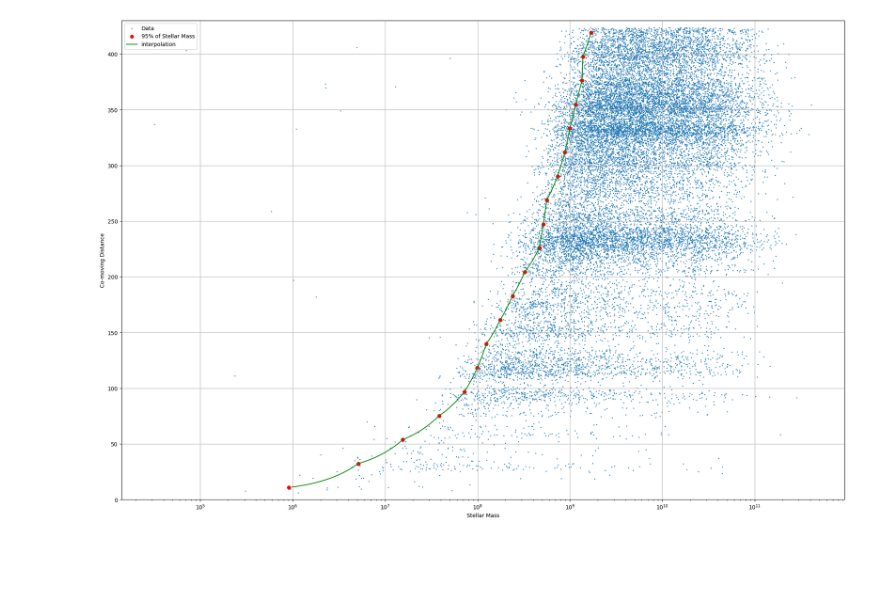
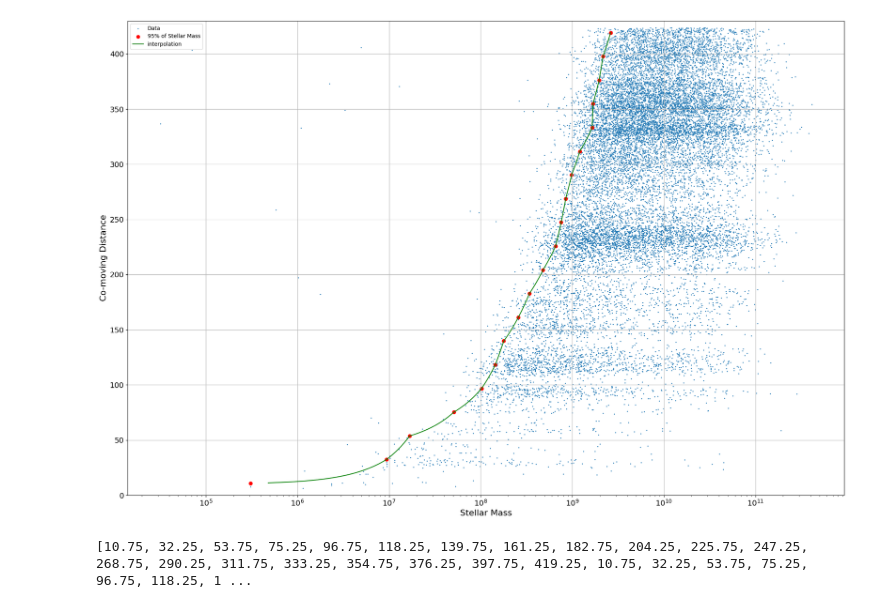
Before and after one commit to Safiye-Teymourzadeh/driver, a Jupyter notebook: driverfig11_ishalafinal.ipynb, the cells around one changed output. Cells and saved outputs as stored; diff of their text form; code cells hidden in the pictures; blank space fills up the shorter version.

```diff
--- a/driverfig11_ishalafinal.ipynb
+++ b/driverfig11_ishalafinal.ipynb
@@ -22,7 +18,7 @@ the file is open, and it has 370116 number of objects
 # %%
 nside=4096
 z_max = 0.1 # ~430 Mpc
-DEX = 0.25
+DEX = 0.25  # width of the mass bins
 MASS_BINS = 10**np.arange(5,12.25,DEX)
 HUBBLE_CST = 0.7
 
@@ -40,6 +36,7 @@ GKV_MASKS = (
     (gkvInputCatv02_raw['uberclass'] == 1) &
     (gkvInputCatv02_raw['flux_rt'] > 10**-4.3) &
     (~gkvInputCatv02_raw['duplicate']) &
+
     (~gkvInputCatv02_raw['mask']) &
     (~gkvInputCatv02_raw['starmask'])
 )
@@ -63,7 +60,7 @@ MASS_HISTOGRAM_MASKS = (
          (SM_cat_raw['SC'] > 7) &
          (SM_cat_raw['mstar'] > 0) &
          (SM_cat_raw['Z'] < z_max) &
-         (SM_cat_raw['flux_rt'] > 10**(-4.3))
+         (SM_cat_raw['flux_rt'] > 3631*10**(0.4*-19))
 )
 
 completeness_catalog = SM_cat_raw[COMPLETENESS_MASKS]
@@ -286,8 +285,9 @@ co_move = mass_histogram_catalog['comovingdist']
 num_bins = 20
 bin_width = 430 / num_bins
 
-percentiles_x = []
-percentiles_y = []
+bin_center = []
+mass_percentile = []
+
 fig, ax = plt.subplots(figsize=(24, 16))
 
 for i in range(num_bins):
@@ -299,20 +299,18 @@ for i in range(num_bins):
 
     if len(sorted_masses) > 0:
         mass_95th_percentile = sorted_masses[idx_95th_percentile]
-    else:
-        mass_95th_percentile = np.nan
-
-    percentiles_x.append((bin_start + bin_end) / 2)
-    percentiles_y.append(mass_95th_percentile)
+        bin_center.append((bin_start + bin_end) / 2)
+        mass_percentile.append(mass_95th_percentile)
 
 plt.scatter(mstar_values, co_move, s=0.9, label='Data')
-plt.scatter(percentiles_y, percentiles_x, color='red', marker='o', label='95% of Stellar Mass')
+plt.scatter(mass_percentile, bin_center, color='red', marker='o', label='95% of Stellar Mass')
 plt.plot(xx, yy, color ='red', label='R_curve from plot Digitizer')
 plt.scatter(mstar_values, richards_curve_values, label='R_curve based on the Driver table')
-plt.xlabel('Stellar Mass')
-plt.ylabel('Co-moving Distance')
+plt.xlabel('Stellar Mass', fontsize=16)
+plt.ylabel('Co-moving Distance', fontsize=16)
 plt.xscale('log')
 plt.ylim(0, 430)
+plt.tick_params(axis='both', which='major', labelsize=14)
 plt.legend()
 plt.grid(True)
 plt.show()
@@ -321,34 +323,38 @@ plt.show()
 # %%
 fig, ax = plt.subplots(figsize=(24, 16))
 
 for i in range(num_bins):
     bin_start = i * bin_width
     bin_end = (i + 1) * bin_width
 
     objects_in_bin = mstar_values[(co_move >= bin_start) & (co_move < bin_end)]
     sorted_masses = np.sort(objects_in_bin)[::-1]
     idx_95th_percentile = int(0.95 * len(sorted_masses))
 
     if len(sorted_masses) > 0:
         mass_95th_percentile = sorted_masses[idx_95th_percentile]
     else:
         mass_95th_percentile = np.nan
 
-    percentiles_x.append((bin_start + bin_end) / 2)
-    percentiles_y.append(mass_95th_percentile)
+    bin_center.append((bin_start + bin_end) / 2)
+    mass_percentile.append(mass_95th_percentile)
 
 plt.scatter(mstar_values, co_move, s=0.9, label='Data')
-plt.scatter(percentiles_y, percentiles_x, color='red', marker='o', label='95% of Stellar Mass')
-interp_func = interp1d(percentiles_x, percentiles_y, kind='linear')
-x_interp = np.linspace(min(percentiles_x), max(percentiles_x), 1000)
+plt.scatter(mass_percentile, bin_center, color='red', marker='o', label='95% of Stellar Mass')
+interp_func = interp1d(bin_center, mass_percentile, kind='linear')
+
+x_interp = np.linspace(min(bin_center), max(bin_center), 1000)
 y_interp = interp_func(x_interp)
 plt.plot(y_interp, x_interp, color='green', label='interpolation')
-plt.xlabel('Stellar Mass')
-plt.ylabel('Co-moving Distance')
+plt.xlabel('Stellar Mass', fontsize=16)
+plt.ylabel('Co-moving Distance', fontsize=16)
 plt.xscale('log')
 plt.ylim(0, 430)
+plt.tick_params(axis='both', which='major', labelsize=14)
 plt.legend()
 plt.grid(True)
 plt.show()
+print(bin_center)
 # %% [output]
-[figure, old version]
+[figure, new version]
+[10.75, 32.25, 53.75, 75.25, 96.75, 118.25, 139.75, 161.25, 182.75, 204.25, 225.75, 247.25, 268.75, 290.25, 311.75, 333.25, 354.75, 376.25, 397.75, 419.25, 10.75, 32.25, 53.75, 75.25, 96.75, 118.25, 1 ...
```
Also changed, not shown: parts of 11 cells of this notebook, 2 other files.
